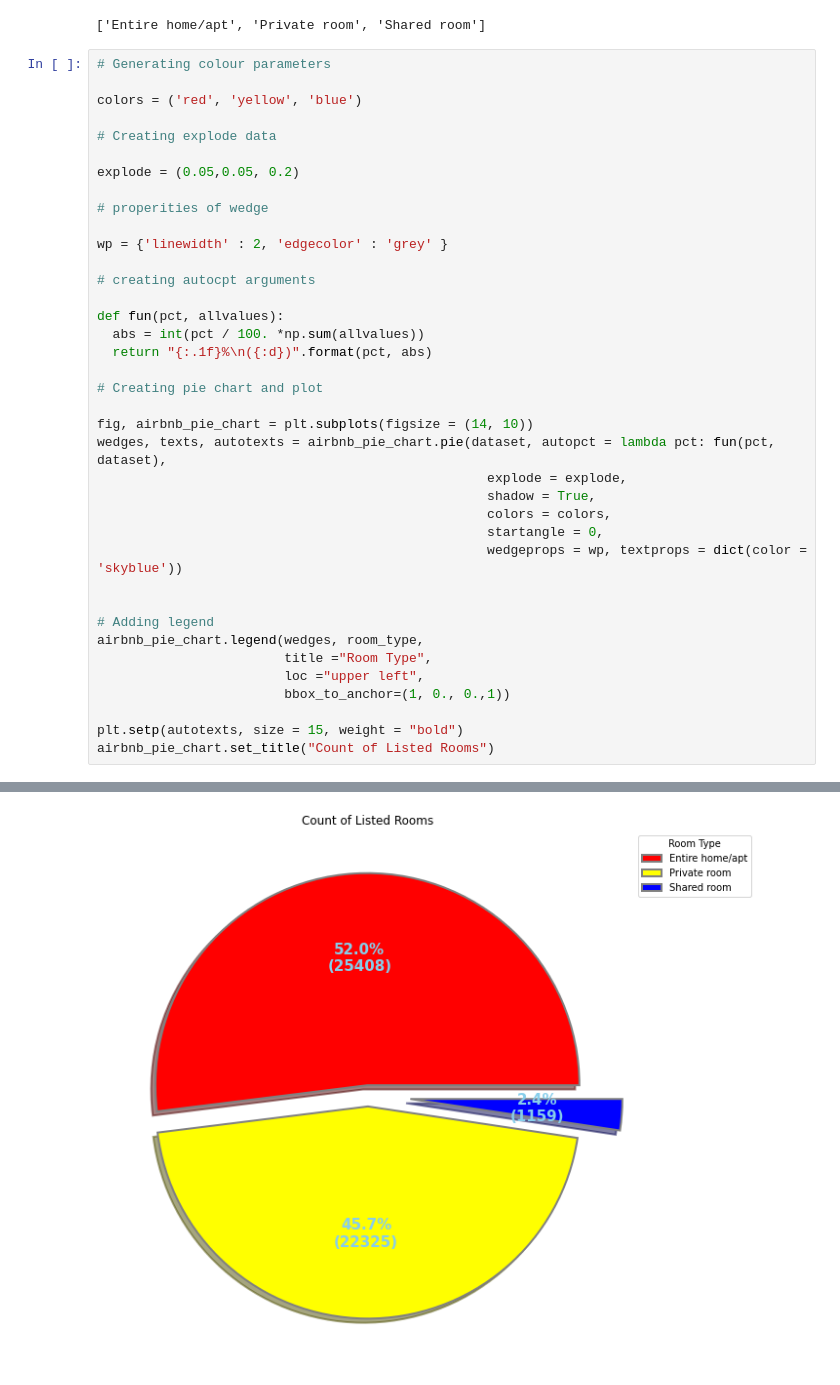
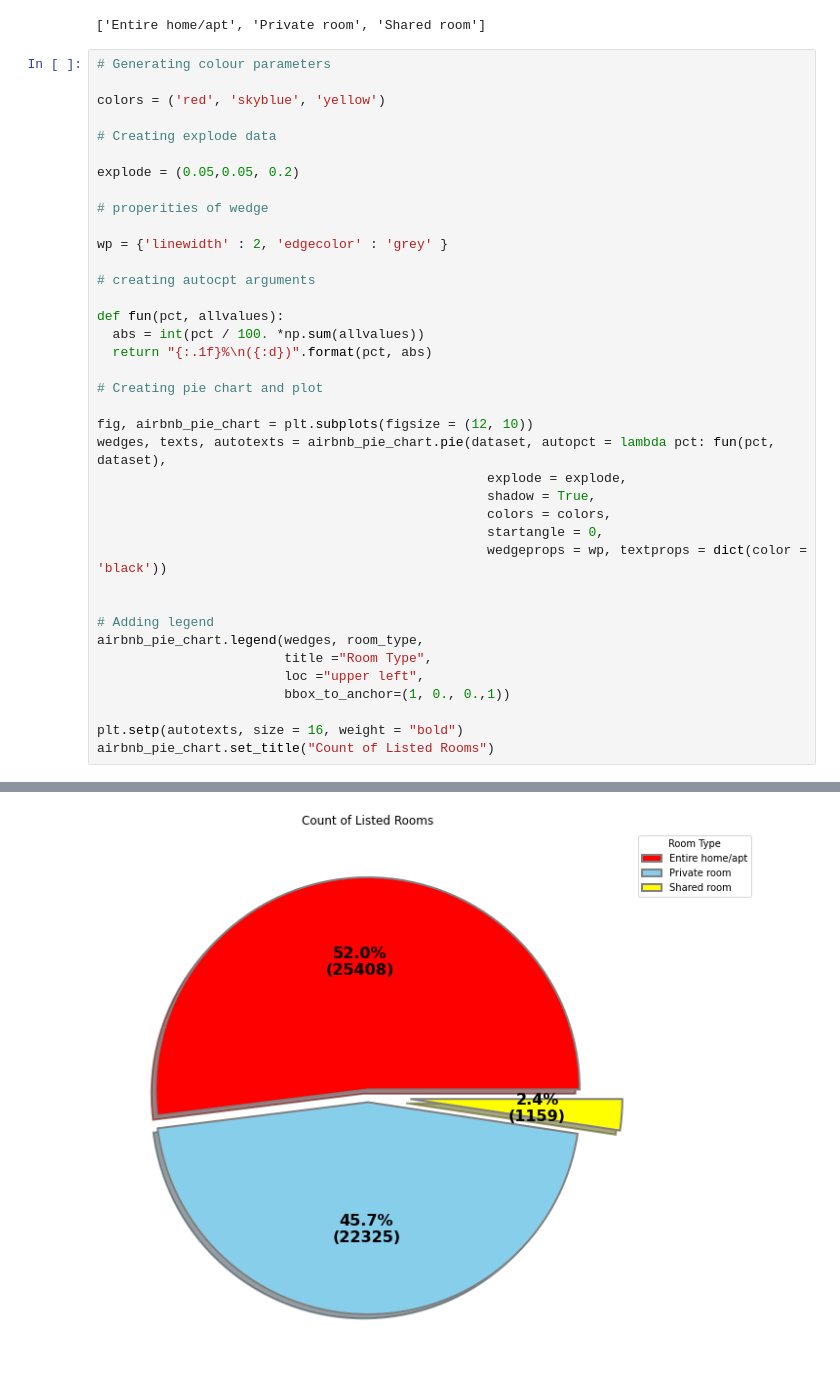
Before and after one commit to saptaksubhra/Airbnb-Bookings-Analysis, a Jupyter notebook: Airbnb_Bookings_Analysis_Capstone_Project.ipynb, the cells around one changed output, grey strips where cells are left out. Drawn from its saved outputs; the diff is of its cells as text.

```diff
--- a/Airbnb_Bookings_Analysis_Capstone_Project.ipynb
+++ b/Airbnb_Bookings_Analysis_Capstone_Project.ipynb
@@ -244,41 +255,41 @@ room_type
 # %%
 # Generating colour parameters
 
-colors = ('red', 'yellow', 'blue')
+colors = ('red', 'skyblue', 'yellow')
 
 # Creating explode data
 
 explode = (0.05,0.05, 0.2)
 
 # properities of wedge
 
 wp = {'linewidth' : 2, 'edgecolor' : 'grey' }
 
 # creating autocpt arguments
 
 def fun(pct, allvalues):
   abs = int(pct / 100. *np.sum(allvalues))
   return "{:.1f}%\n({:d})".format(pct, abs)
 
 # Creating pie chart and plot
 
-fig, airbnb_pie_chart = plt.subplots(figsize = (14, 10))
+fig, airbnb_pie_chart = plt.subplots(figsize = (12, 10))
 wedges, texts, autotexts = airbnb_pie_chart.pie(dataset, autopct = lambda pct: fun(pct, dataset),
                                                   explode = explode,
                                                   shadow = True,
                                                   colors = colors,
                                                   startangle = 0,
-                                                  wedgeprops = wp, textprops = dict(color = 'skyblue'))
+                                                  wedgeprops = wp, textprops = dict(color = 'black'))
 
 
 # Adding legend
 airbnb_pie_chart.legend(wedges, room_type,
                         title ="Room Type",
                         loc ="upper left",
                         bbox_to_anchor=(1, 0., 0.,1))
 
-plt.setp(autotexts, size = 15, weight = "bold")
+plt.setp(autotexts, size = 16, weight = "bold")
 airbnb_pie_chart.set_title("Count of Listed Rooms")
 # %% [output]
 Text(0.5, 1.0, 'Count of Listed Rooms')
-[figure, old version]
+[figure, new version]
```
Also changed, not shown: parts of 14 cells of this notebook.
